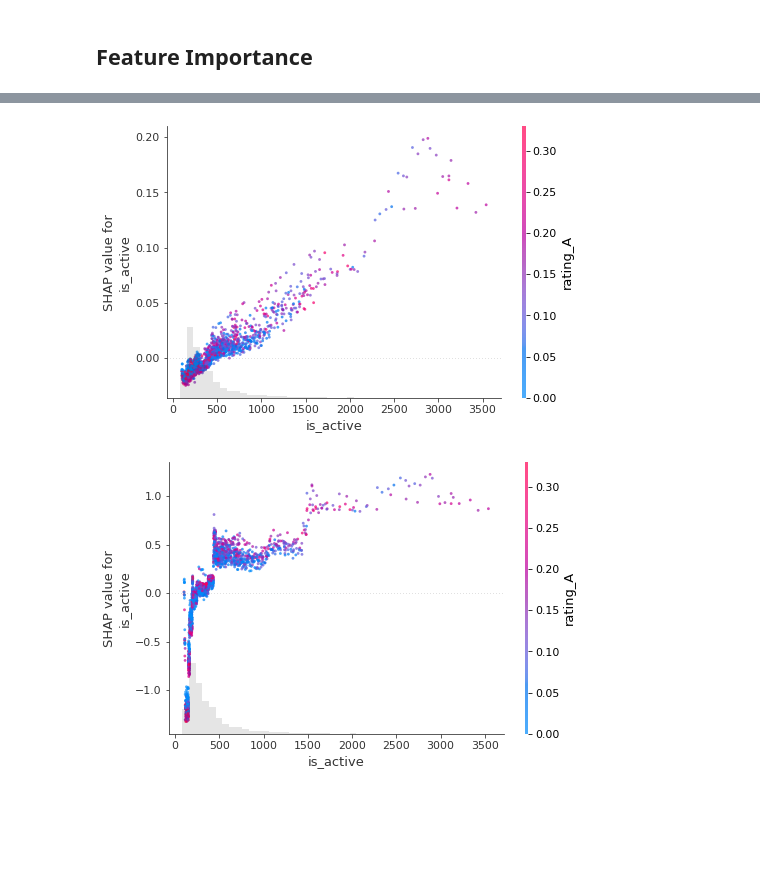
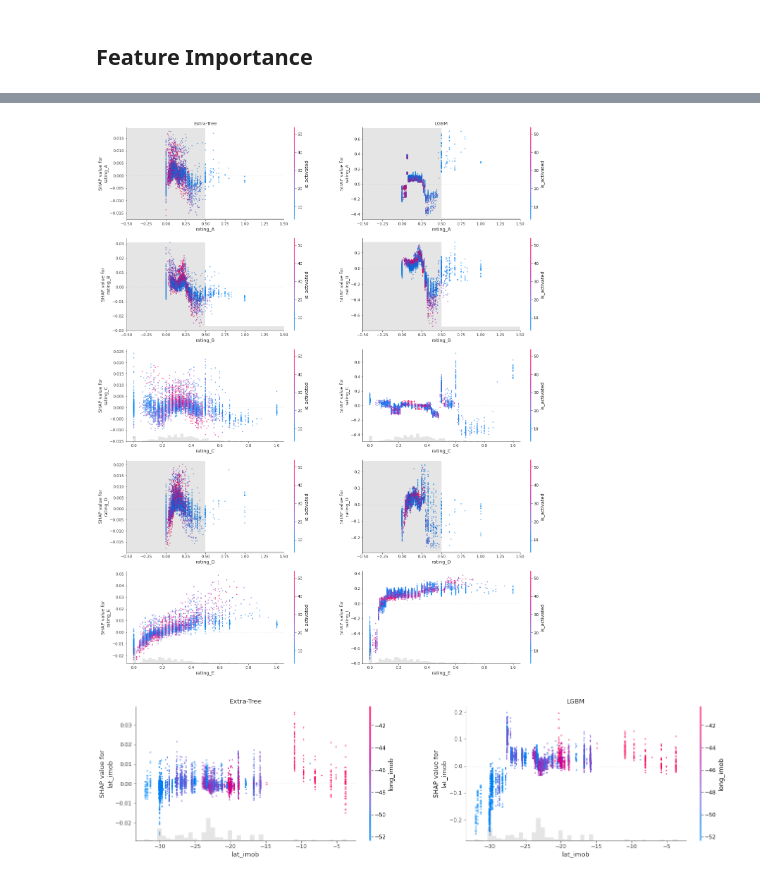
Before and after one commit to loft-br/cp-score-imobiliaria, a Jupyter notebook: notebooks/score-imob.ipynb, the cells around one changed output, grey strips where cells are left out. Drawn from its saved outputs; the diff is of its cells as text; code cells hidden in the pictures; blank space fills up the shorter version.

Commit message:
feat: increasing time window for validation and improving shap plots

```diff
--- a/notebooks/score-imob.ipynb
+++ b/notebooks/score-imob.ipynb
@@ -24,7 +25,9 @@ warnings.filterwarnings('ignore')
 # %% [markdown]
 ## Data Collect
 # %%
-df_model = pd.read_csv("notebooks/outputs/df_model_2.csv")
+df_model = pd.read_csv("notebooks/outputs/df_model_1st.csv")
+
+df_model = df_model[(df_model.dt_calendar >= "2020-01")]
 df_model["dt_calendar"] = pd.to_datetime(df_model["dt_calendar"])
 
 print(df_model.shape)
@@ -99,6 +104,6 @@ TRAINING UNTIL (2022-11) | VALIDATING ON (2022-12): (AUC=0.7006)
 et_model = ClassificationModel(df_model, et_lr, roc_auc_score)
 lgbm_model = ClassificationModel(df_model, lgbm_lr, roc_auc_score)
 # %%
-et_model.fit(cutoff_period="2022-07")
-et_model.test_model(cutoff_period="2022-07")
+et_model.fit(cutoff_period="2022-12")
+et_model.test_model(cutoff_period="2022-12")
 # %% [output]
@@ -239,17 +219,21 @@ shap_lgbm.dependence_plot(ind="rating_D", interaction_index="rating_D", alpha=0.
+# %%
+fig, axes = plt.subplots(nrows=5, ncols=2, figsize=(22,28))
+shap_et.scatter_plot(["rating_A", "is_activated"], dependence=True, dot_size=8, alpha=0.7, ax=axes[0, 0], title="Extra-Tree", show=False)
+shap_et.scatter_plot(["rating_B", "is_activated"], dependence=True, dot_size=8, alpha=0.7, ax=axes[1, 0], show=False)
+shap_et.scatter_plot(["rating_C", "is_activated"], dependence=True, dot_size=8, alpha=0.7, ax=axes[2, 0], show=False)
+shap_et.scatter_plot(["rating_D", "is_activated"], dependence=True, dot_size=8, alpha=0.7, ax=axes[3, 0], show=False)
+shap_et.scatter_plot(["rating_E", "is_activated"], dependence=True, dot_size=8, alpha=0.7, ax=axes[4, 0], show=False)
+
+shap_lgbm.scatter_plot(["rating_A", "is_activated"], dependence=True, dot_size=8, alpha=0.7, ax=axes[0, 1], title="LGBM", show=False)
+shap_lgbm.scatter_plot(["rating_B", "is_activated"], dependence=True, dot_size=8, alpha=0.7, ax=axes[1, 1], show=False)
+shap_lgbm.scatter_plot(["rating_C", "is_activated"], dependence=True, dot_size=8, alpha=0.7, ax=axes[2, 1], show=False)
+shap_lgbm.scatter_plot(["rating_D", "is_activated"], dependence=True, dot_size=8, alpha=0.7, ax=axes[3, 1], show=False)
+shap_lgbm.scatter_plot(["rating_E", "is_activated"], dependence=True, dot_size=8, alpha=0.7, ax=axes[4, 1], show=False)
+# %% [output]
+[figure, added]
 # %%
-shap_et.scatter_plot(
-    ["is_active", "rating_A"],
-    dependence=True,
-    dot_size=8,
-    alpha=0.7
-)
-
-shap_lgbm.scatter_plot(
-    ["is_active", "rating_A"],
-    dependence=True,
-    dot_size=8,
-    alpha=0.7
-)
+fig, axes = plt.subplots(nrows=1, ncols=2, figsize=(22,5))
+shap_et.scatter_plot(["lat_imob", "long_imob"], dependence=True, dot_size=8, alpha=0.7, ax=axes[0], title="Extra-Tree", show=False)
+shap_lgbm.scatter_plot(["lat_imob", "long_imob"], dependence=True, dot_size=8, alpha=0.7, ax=axes[1], title="LGBM", show=False)
 # %% [output]
-[figure, old version]
+[figure, new version]
-[figure, removed]
```
Also changed, not shown: parts of 25 cells of this notebook, 7 other files.
